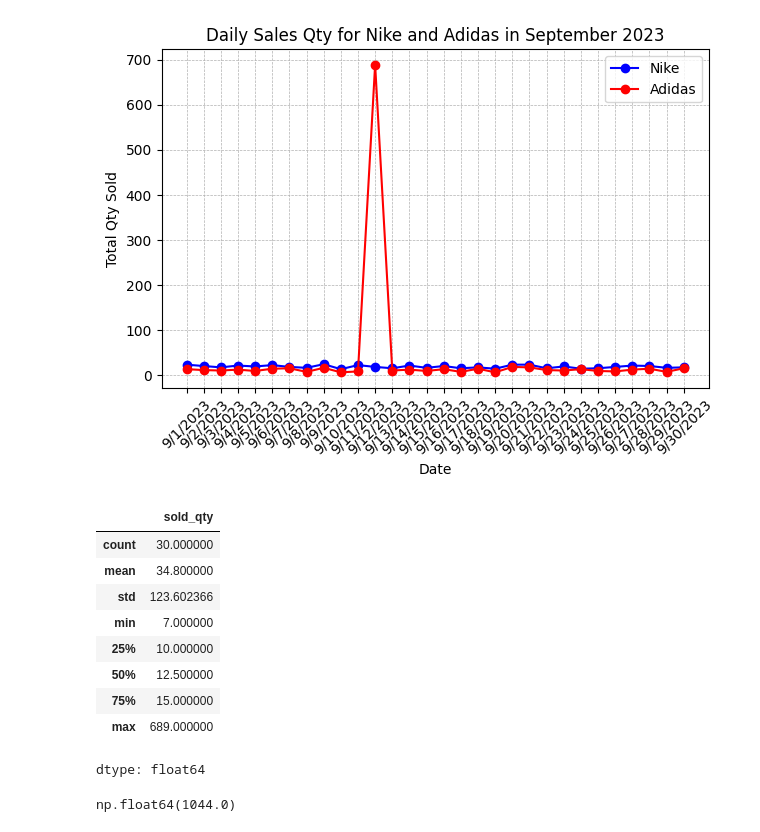
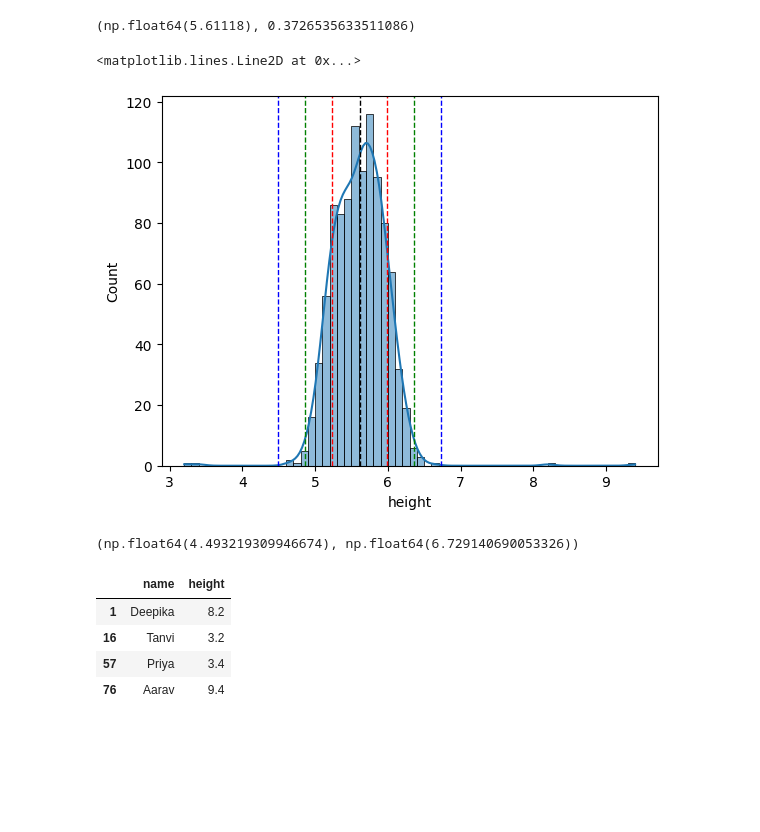
Before and after one commit to IYORIYAGAMI/OPEN-SOURCE, a Jupyter notebook: Welcome_To_Colab.ipynb, the cells around one changed output. Drawn from its saved outputs; the diff is of its cells as text; code cells hidden in the pictures; blank space fills up the shorter version.

```diff
--- a/Welcome_To_Colab.ipynb
+++ b/Welcome_To_Colab.ipynb
@@ -412,36 +29,39 @@ df_adidas.describe()
-# %%
-def plot_qty():
-
-  plt.figure(figsize=(15, 6))
-dates = df_nike['date']
-
-plt.plot(dates, df_nike['sold_qty'], marker='o', label='Nike', color='blue')
-plt.plot(dates, df_adidas['sold_qty'], marker='o', label='Adidas', color='red')
-
-plt.xlabel('Date')
-plt.ylabel('Total Qty Sold')
-plt.title('Daily Sales Qty for Nike and Adidas in September 2023')
-plt.xticks(rotation=45)
-plt.legend()
-plt.tight_layout()
-plt.grid(True, which='both', linestyle='--', linewidth=0.5)
-plt.show()
-# %% [output]
-[figure, removed]
-# %%
-df_adidas['sold_qty'].describe()
-# %% [output]
-|  | sold_qty |
-| count | 30.000000 |
-| mean | 34.800000 |
-| std | 123.602366 |
-| min | 7.000000 |
-| 25% | 10.000000 |
-| 50% | 12.500000 |
-| 75% | 15.000000 |
-| max | 689.000000 |
-dtype: float64
-# %%
-df_adidas['sold_qty'].sum()
-# %% [output]
-np.float64(1044.0)
+# %%
+mean=df.height.mean()
+std=df.height.std()
+mean,std
+# %% [output]
+(np.float64(5.61118), 0.3726535633511086)
+# %%
+sns.histplot(df.height, kde=True)
+
+plt.axvline(mean, color='k', linestyle='dashed', linewidth=1)
+
+# one stadard deviation
+plt.axvline(mean + std, color='r', linestyle='dashed', linewidth=1)
+plt.axvline(mean - std, color='r', linestyle='dashed', linewidth=1)
+
+# two standard deviation
+plt.axvline(mean + 2*std, color='g', linestyle='dashed', linewidth=1)
+plt.axvline(mean - 2*std, color='g', linestyle='dashed', linewidth=1)
+
+# three standard deviation
+plt.axvline(mean + 3*std, color='b', linestyle='dashed', linewidth=1)
+plt.axvline(mean - 3*std, color='b', linestyle='dashed', linewidth=1)
+# %% [output]
+<matplotlib.lines.Line2D at 0x...>
+[figure, added]
+# %%
+lower=df.height.mean()- 3*df.height.std()
+upper=df.height.mean()+ 3*df.height.std()
+lower,upper
+# %% [output]
+(np.float64(4.493219309946674), np.float64(6.729140690053326))
+# %%
+df[(df.height<lower)|(df.height>upper)]
+# %% [output]
+|  | name | height |
+| 1 | Deepika | 8.2 |
+| 16 | Tanvi | 3.2 |
+| 57 | Priya | 3.4 |
+| 76 | Aarav | 9.4 |
```
Also changed, not shown: parts of 70 cells of this notebook.
